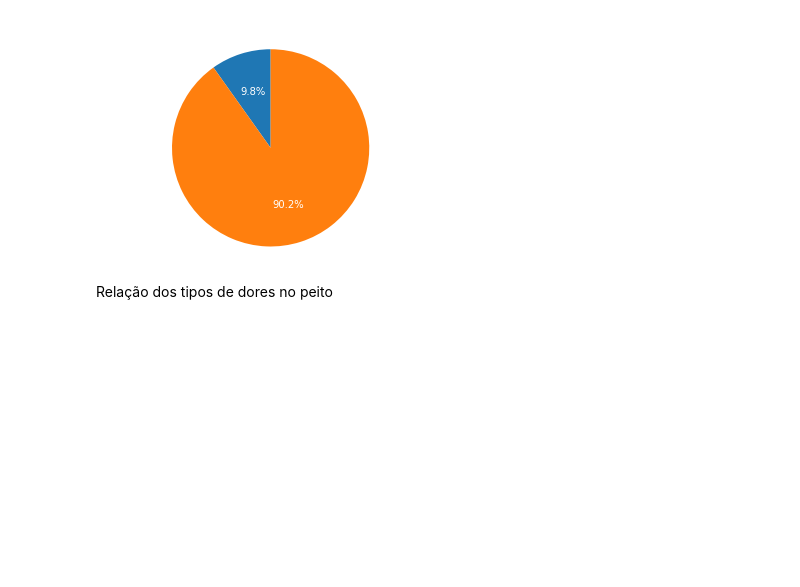
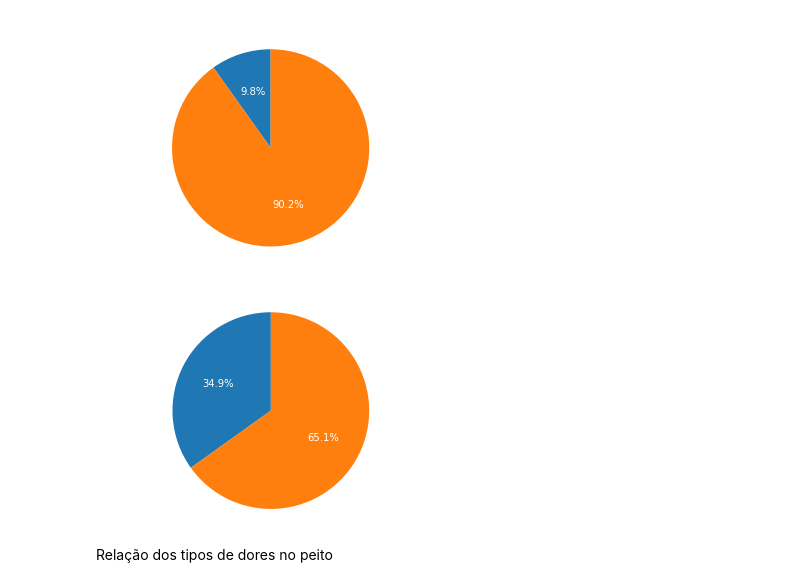
Before and after one commit to Maria-erc/analise_descritiva_dados_hospitalar, a Jupyter notebook: heartt.ipynb, the cells around one changed output. Drawn from its saved outputs; the diff is of its cells as text; code cells hidden in the pictures; blank space fills up the shorter version.

```diff
--- a/heartt.ipynb
+++ b/heartt.ipynb
@@ -87,6 +87,36 @@ ax1.axis('equal') # A proporção igual garante que a pizza seja desenhada como
 plt.show()
 # %% [output]
 [figure]
+# %%
+#Relação sexo e pacintes sem doença cardíaca
+# Separando as instâncias que contêm doença cardíaca
+df_doenca = df[df['HeartDisease'] == 0]
+
+feminino = 0
+masculino = 0
+
+for sexo in df_doenca['Sex']:
+    if sexo == 'F':
+        feminino+=1
+    else:
+        masculino+=1
+
+# Criando gráfico de setores
+import matplotlib.pyplot as plt
+
+# Conjunto de dados usados no gráfico
+labels = ['feminino', 'masculino']
+sizes = [143,267]
+
+# Criando área de plotagem
+fig1, ax1 = plt.subplots()
+
+ax1.pie(sizes, labels=labels, autopct='%1.1f%%',startangle=90, textprops=dict(color='w'))
+ax1.set_title('Sexo de pacientes sem doença cardíaca', color='w')
+ax1.axis('equal') # A proporção igual garante que a pizza seja desenhada como um círculo
+plt.show()
+# %% [output]
+[figure, added]
 # %% [markdown]
 Relação dos tipos de dores no peito
 # %%
```
Also changed, not shown: 1 other file.
